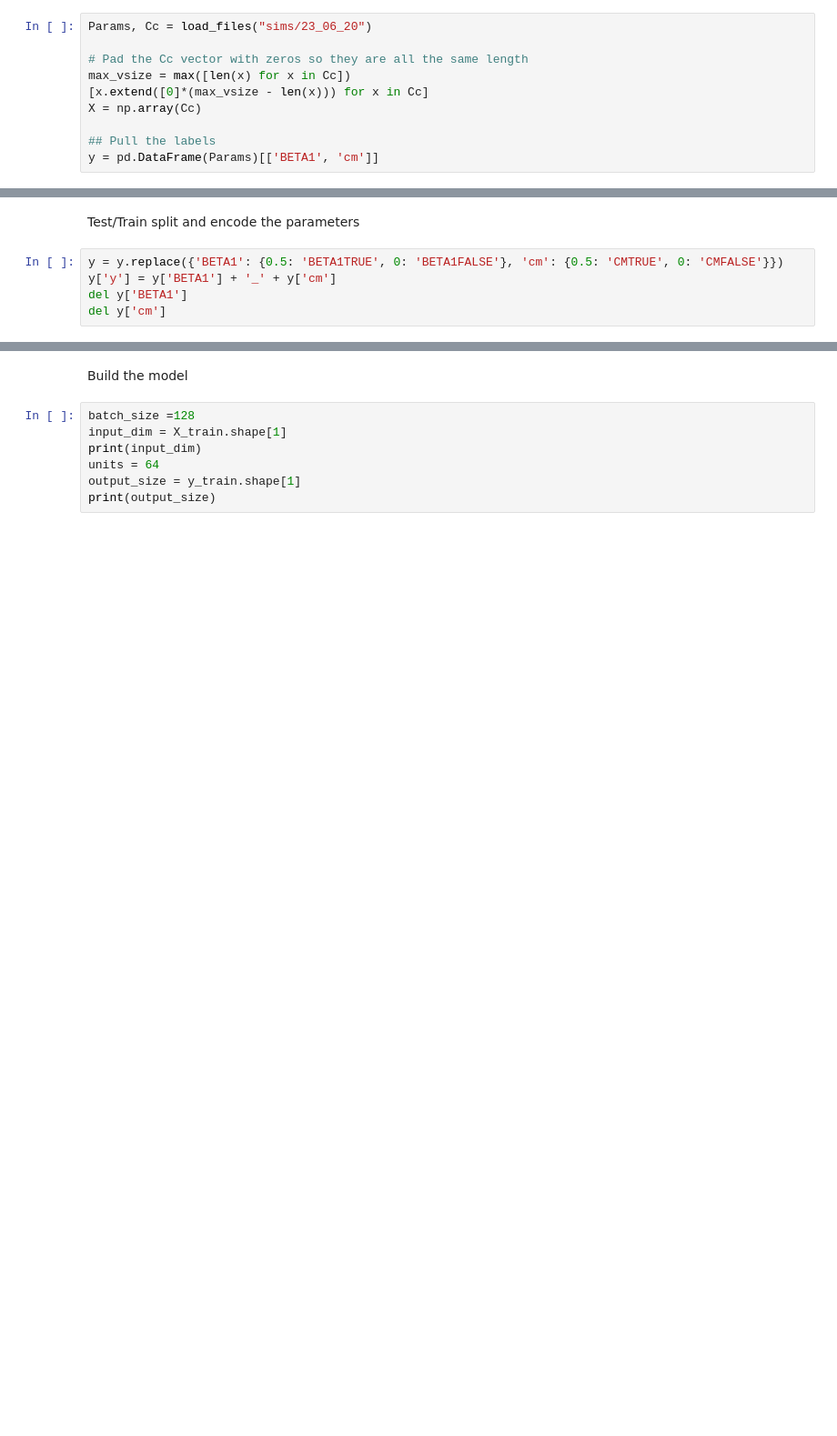
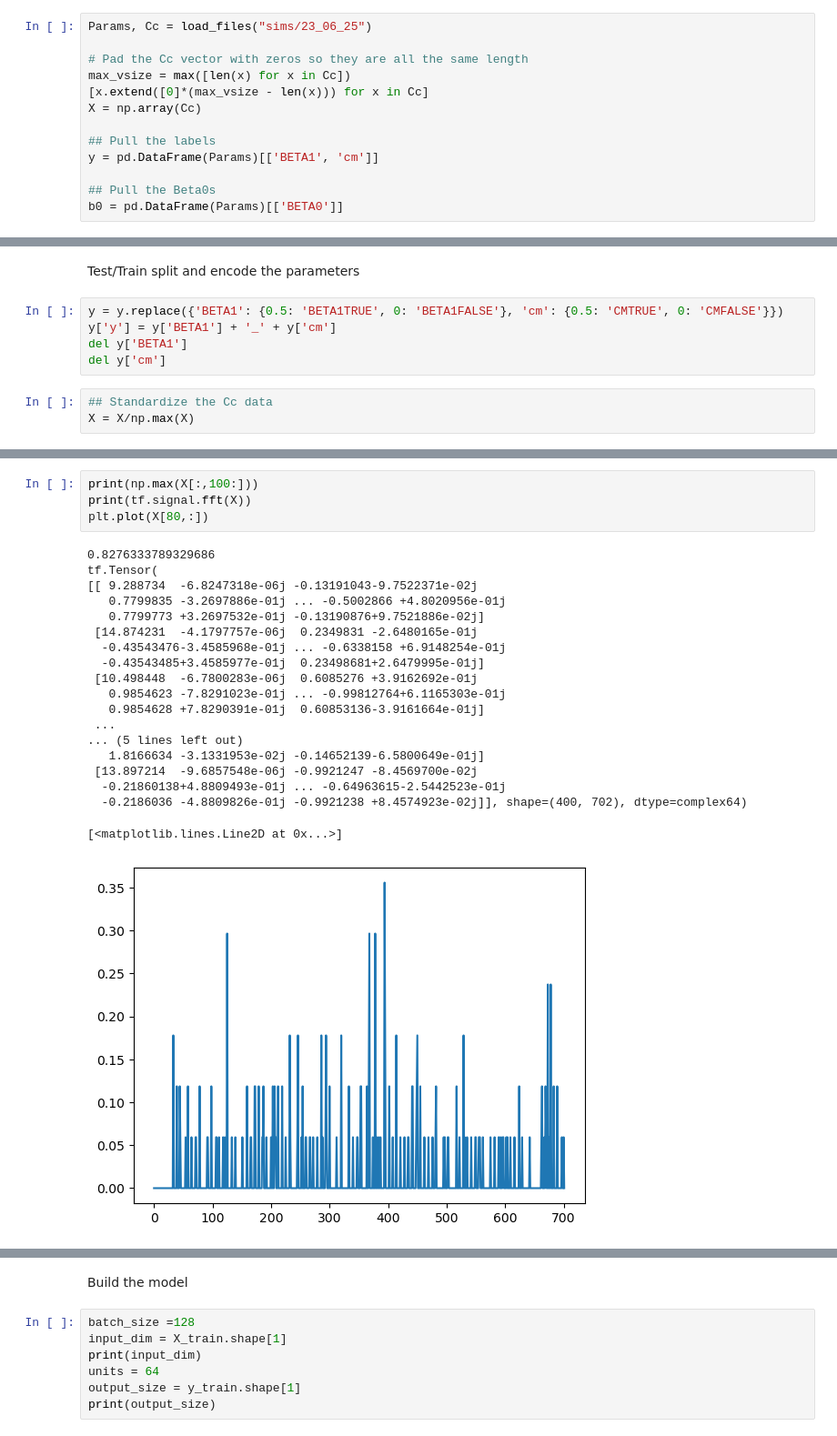
Before and after one commit to eroubenoff/BICS_ABM, a Jupyter notebook: ML Analysis.ipynb, the cells around one changed output, grey strips where cells are left out. Shown at 91% size. Drawn from its saved outputs; the diff is of its cells as text; blank space fills up the shorter version.

```diff
--- a/ML Analysis.ipynb
+++ b/ML Analysis.ipynb
@@ -50,7 +50,7 @@ def load_files(path):
 # %% [markdown]
 Load the data and reshape
 # %%
-Params, Cc = load_files("sims/23_06_20")
+Params, Cc = load_files("sims/23_06_25")
 
 # Pad the Cc vector with zeros so they are all the same length
 max_vsize = max([len(x) for x in Cc])
@@ -59,4 +59,7 @@ X = np.array(Cc)
 
 ## Pull the labels
 y = pd.DataFrame(Params)[['BETA1', 'cm']]
+
+## Pull the Beta0s
+b0 = pd.DataFrame(Params)[['BETA0']]
 # %% [output]
@@ -84,3 +87,6 @@ y = y.replace({'BETA1': {0.5: 'BETA1TRUE', 0: 'BETA1FALSE'}, 'cm': {0.5: 'CMTRUE
 y['y'] = y['BETA1'] + '_' + y['cm']
 del y['BETA1']
 del y['cm']
+# %%
+## Standardize the Cc data
+X = X/np.max(X)
@@ -86,0 +120,24 @@ del y['cm']
+# %%
+print(np.max(X[:,100:]))
+print(tf.signal.fft(X))
+plt.plot(X[80,:])
+# %% [output]
+0.8276333789329686
+tf.Tensor(
+[[ 9.288734  -6.8247318e-06j -0.13191043-9.7522371e-02j
+   0.7799835 -3.2697886e-01j ... -0.5002866 +4.8020956e-01j
+   0.7799773 +3.2697532e-01j -0.13190876+9.7521886e-02j]
+ [14.874231  -4.1797757e-06j  0.2349831 -2.6480165e-01j
+  -0.43543476-3.4585968e-01j ... -0.6338158 +6.9148254e-01j
+  -0.43543485+3.4585977e-01j  0.23498681+2.6479995e-01j]
+ [10.498448  -6.7800283e-06j  0.6085276 +3.9162692e-01j
+   0.9854623 -7.8291023e-01j ... -0.99812764+6.1165303e-01j
+   0.9854628 +7.8290391e-01j  0.60853136-3.9161664e-01j]
+ ...
+... (5 lines left out)
+   1.8166634 -3.1331953e-02j -0.14652139-6.5800649e-01j]
+ [13.897214  -9.6857548e-06j -0.9921247 -8.4569700e-02j
+  -0.21860138+4.8809493e-01j ... -0.64963615-2.5442523e-01j
+  -0.2186036 -4.8809826e-01j -0.9921238 +8.4574923e-02j]], shape=(400, 702), dtype=complex64)
+[<matplotlib.lines.Line2D at 0x...>]
+[figure, added]
```
Also changed, not shown: parts of 14 cells of this notebook, 4 other files.
